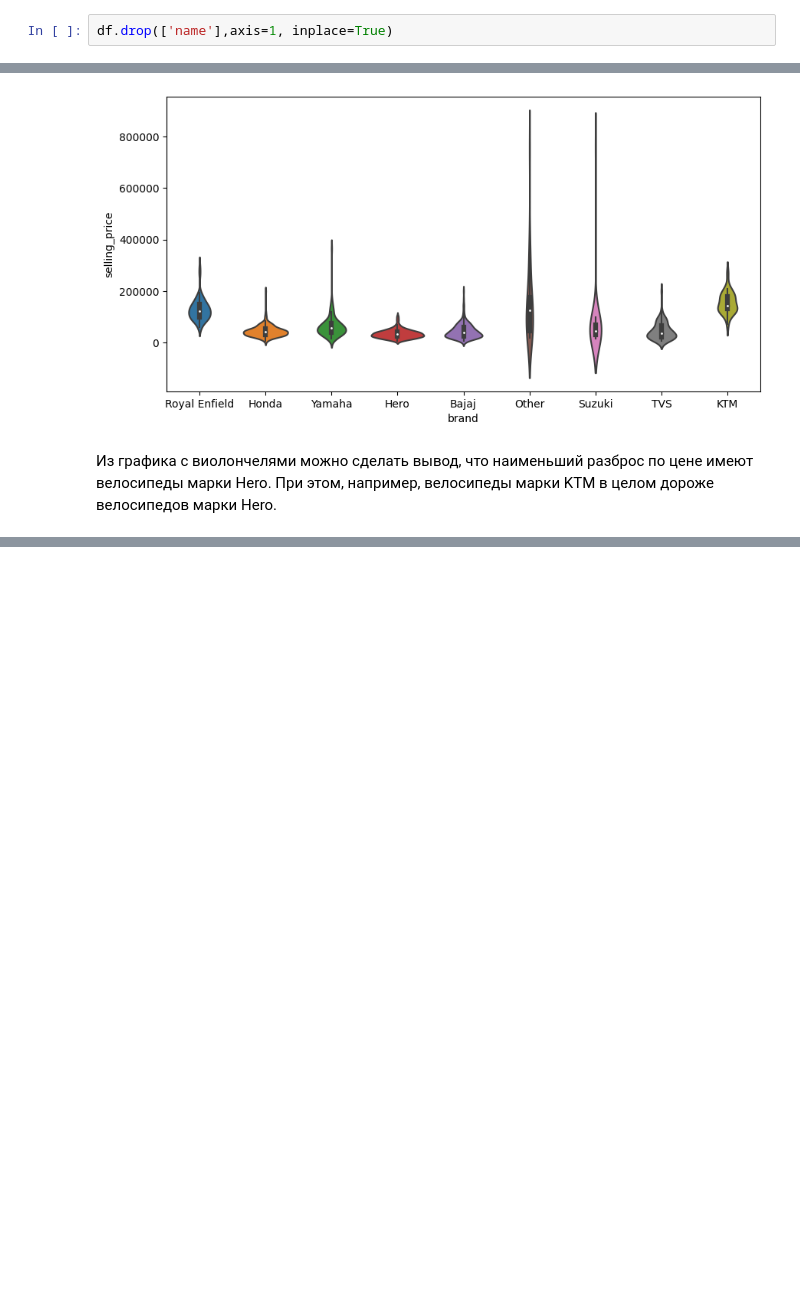
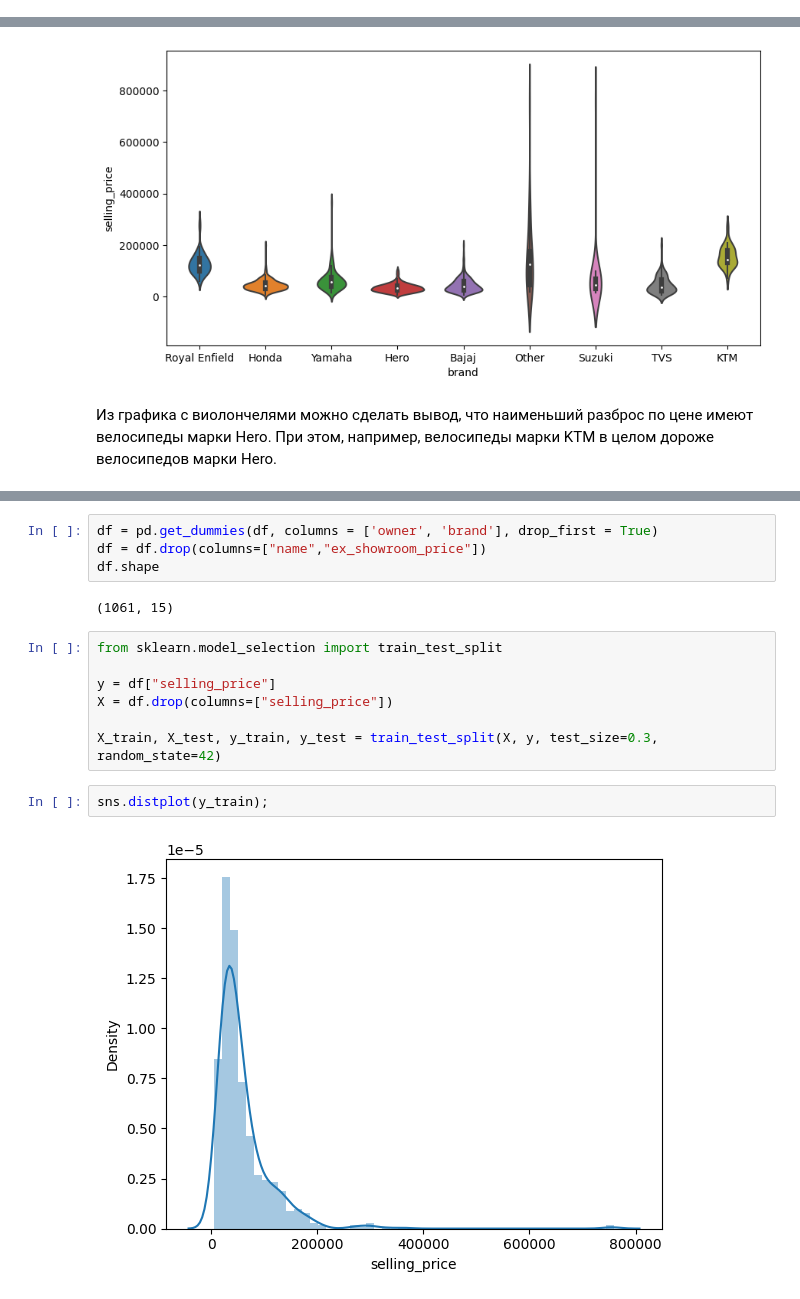
Before and after one commit to katevi/Introduction-to-ML, a Jupyter notebook: eda_bike.ipynb, the cells around one changed output, grey strips where cells are left out. Drawn from its saved outputs; the diff is of its cells as text; blank space fills up the shorter version.

```diff
--- a/eda_bike.ipynb
+++ b/eda_bike.ipynb
@@ -169,5 +169,3 @@ fig.set_size_inches(10, 5)
-# %%
-df.drop(['name'],axis=1, inplace=True)
 # %% [markdown]
 ### Количественный признак Year
 # %%
@@ -236,0 +237,17 @@ fig.set_size_inches(10, 5)
+# %%
+df = pd.get_dummies(df, columns = ['owner', 'brand'], drop_first = True)
+df = df.drop(columns=["name","ex_showroom_price"])
+df.shape
+# %% [output]
+(1061, 15)
+# %%
+from sklearn.model_selection import train_test_split
+
+y = df["selling_price"]
+X = df.drop(columns=["selling_price"])
+
+X_train, X_test, y_train, y_test = train_test_split(X, y, test_size=0.3, random_state=42)
+# %%
+sns.distplot(y_train);
+# %% [output]
+[figure, added]
```
Also changed, not shown: parts of 14 cells of this notebook.
